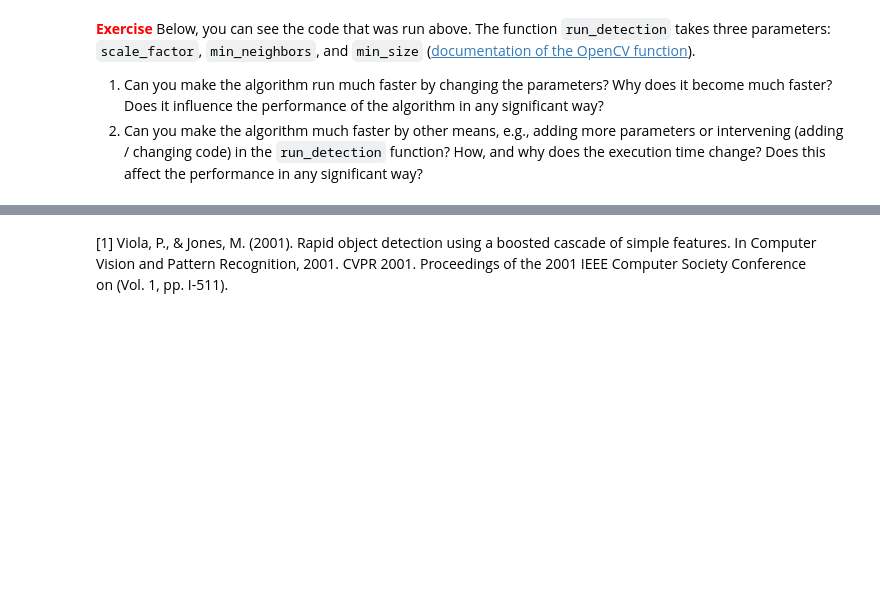
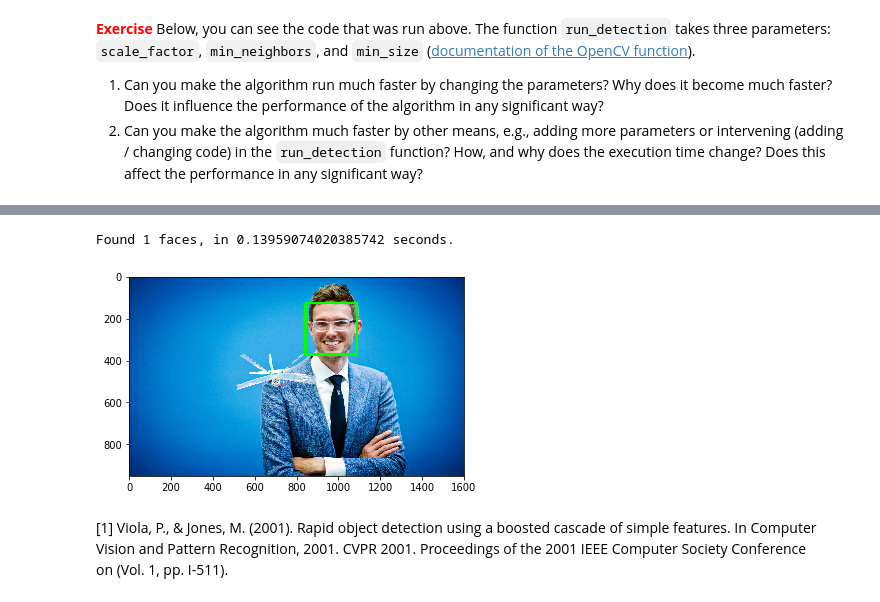
Before and after one commit to guidoAI/computational_effort_notebook, a Jupyter notebook: Computational effort.ipynb, the cells around one changed output, grey strips where cells are left out. Saved outputs shown, nothing was run; the diff lists cells and outputs as text; code cells hidden in the pictures; blank space fills up the shorter version.

```diff
--- a/Computational effort.ipynb
+++ b/Computational effort.ipynb
@@ -25,6 +35,9 @@ import time
 
 def run_detection(scale_factor = 1.1, min_neighbors = 5, min_size = 30):
     cap = cv2.VideoCapture(0)
+    if(not cap.isOpened()):
+        print('Video capture not initialized!');
+        return -1;
 
     # Create the haar cascade
     faceCascade = cv2.CascadeClassifier("haarcascade_frontalface_default.xml")
@@ -69,2 +90,52 @@ run_detection(scale_factor, min_neighbors, min_size);
+# %%
+import cv2
+import time
+import matplotlib.pyplot as plt
+
+%matplotlib inline
+
+def run_detection_on_image(image_name='./images/Guido_DelFly.jpg', scale_factor = 1.1, min_neighbors = 5, min_size = 30):
+
+    # Create the haar cascade
+    faceCascade = cv2.CascadeClassifier("haarcascade_frontalface_default.xml")
+
+    # Load the image:
+    BGR = cv2.imread(image_name);
+
+    # get the starting time:
+    start_time = time.time();
+
+    # convert the image to gray scale:
+    gray = cv2.cvtColor(BGR, cv2.COLOR_BGR2GRAY);
+
+    # detect the faces with the Viola and Jones method:
+    faces = faceCascade.detectMultiScale(gray,
+                                         scaleFactor=scale_factor, minNeighbors=min_neighbors,
+                                         minSize=(min_size, min_size));
+
+    # get the end time:
+    end_time = time.time();
+
+    # Report on number of faces and processing time:
+    print("Found {0} faces, in {1} seconds.".format(len(faces), end_time - start_time));
+
+    # Draw a rectangle around the found faces:
+    rectangle_color = (0, 255, 0);
+    line_width = 10;
+    for (x, y, w, h) in faces:
+        cv2.rectangle(BGR, (x, y), (x+w, y+h), rectangle_color, line_width)
+
+    # Show the image:
+    plt.imshow(cv2.cvtColor(BGR, cv2.COLOR_BGR2RGB))
+    plt.show()
+
+# play with the parameters:
+scale_factor = 1.1;
+min_neighbors = 5;
+min_size = 30;
+run_detection_on_image(scale_factor=scale_factor, min_neighbors=min_neighbors, min_size=min_size);
+# %% [output]
+Found 1 faces, in 0.13959074020385742 seconds.
+[figure, added]
 # %% [markdown]
 [1] Viola, P., & Jones, M. (2001). Rapid object detection using a boosted cascade of simple features. In Computer Vision and Pattern Recognition, 2001. CVPR 2001. Proceedings of the 2001 IEEE Computer Society Conference on (Vol. 1, pp. I-511).
```
Also changed, not shown: parts of 6 cells of this notebook, 1 other file.
